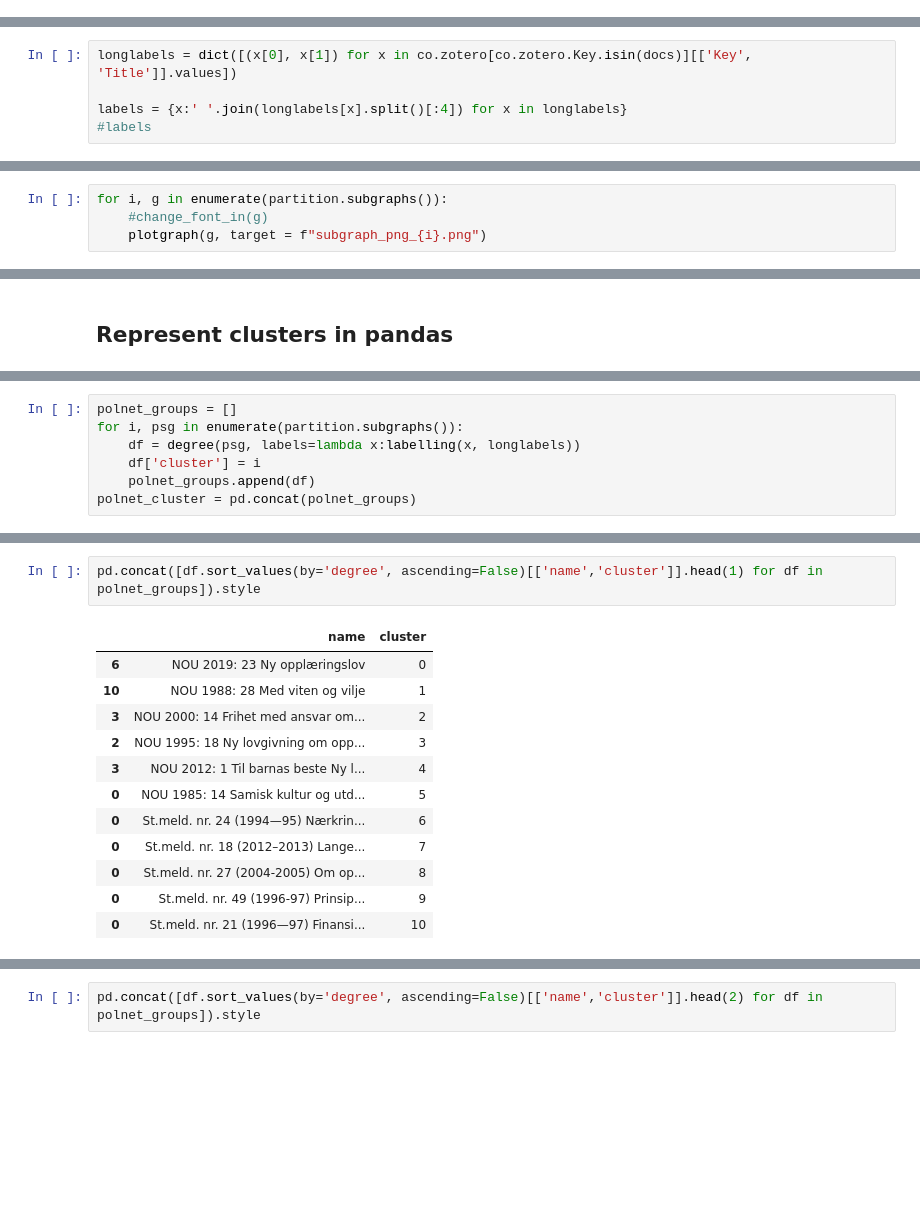
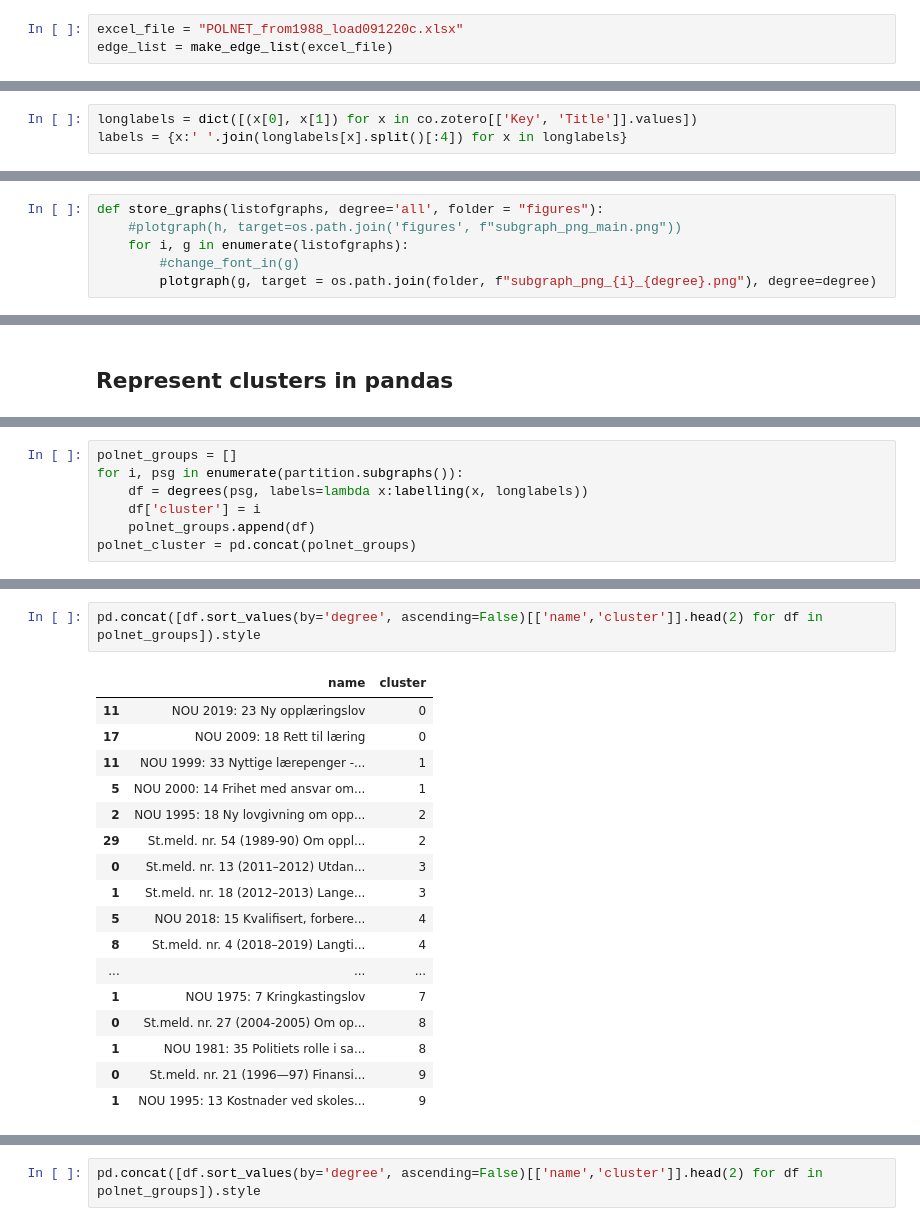
Before and after one commit to Yoonsen/ECER2023, a Jupyter notebook: Polnet_analysis_leiden.ipynb, the cells around one changed output, grey strips where cells are left out. Saved outputs shown, nothing was run; the diff lists cells and outputs as text; blank space fills up the shorter version.

```diff
--- a/Polnet_analysis_leiden.ipynb
+++ b/Polnet_analysis_leiden.ipynb
@@ -202,12 +193,13 @@ docs = {x[0] for x in edge_list} | {x[1] for x in edge_list}
 # %% [markdown]
 # Edgelist and the documents
+# %%
+excel_file = "POLNET_from1988_load091220c.xlsx"
+edge_list = make_edge_list(excel_file)
 # %% [markdown]
 I visningen av clustre skal vi bruke tittelen som navn på noden. Navnet hentes fra det som ligger i kolonne _Title_. Her kan vi lage kombinasjoner og andre ting.
 # %%
-longlabels = dict([(x[0], x[1]) for x in co.zotero[co.zotero.Key.isin(docs)][['Key', 'Title']].values])
-
+longlabels = dict([(x[0], x[1]) for x in co.zotero[['Key', 'Title']].values])
 labels = {x:' '.join(longlabels[x].split()[:4]) for x in longlabels}
-#labels
 # %% [markdown]
 Oversettelsen fra nøkler (Key) til tittel er ikke helt perfekt, men vi kan se mer på det.
 # %% [markdown]
@@ -234,6 +229,8 @@ TypeError: 'area' is an invalid keyword argument for this function
 # %% [markdown]
 ## Store the graphs as png-files
 # %%
-for i, g in enumerate(partition.subgraphs()):
-    #change_font_in(g)
-    plotgraph(g, target = f"subgraph_png_{i}.png")
+def store_graphs(listofgraphs, degree='all', folder = "figures"):
+    #plotgraph(h, target=os.path.join('figures', f"subgraph_png_main.png"))
+    for i, g in enumerate(listofgraphs):
+        #change_font_in(g)
+        plotgraph(g, target = os.path.join(folder, f"subgraph_png_{i}_{degree}.png"), degree=degree)
@@ -246,7 +242,7 @@ plotgraph(partition.subgraph(5), degree='all')
 # %%
 polnet_groups = []
 for i, psg in enumerate(partition.subgraphs()):
-    df = degree(psg, labels=lambda x:labelling(x, longlabels))
+    df = degrees(psg, labels=lambda x:labelling(x, longlabels))
     df['cluster'] = i
     polnet_groups.append(df)
 polnet_cluster = pd.concat(polnet_groups)
@@ -253,15 +300,20 @@ polnet_cluster = pd.concat(polnet_groups)
 # %%
-pd.concat([df.sort_values(by='degree', ascending=False)[['name','cluster']].head(1) for df in polnet_groups]).style
+pd.concat([df.sort_values(by='degree', ascending=False)[['name','cluster']].head(2) for df in polnet_groups]).style
 # %% [output]
 |  | name | cluster |
-| 6 | NOU 2019: 23 Ny opplæringslov | 0 |
-| 10 | NOU 1988: 28 Med viten og vilje | 1 |
-| 3 | NOU 2000: 14 Frihet med ansvar om... | 2 |
-| 2 | NOU 1995: 18 Ny lovgivning om opp... | 3 |
-| 3 | NOU 2012: 1 Til barnas beste Ny l... | 4 |
-| 0 | NOU 1985: 14 Samisk kultur og utd... | 5 |
-| 0 | St.meld. nr. 24 (1994—95) Nærkrin... | 6 |
-| 0 | St.meld. nr. 18 (2012–2013) Lange... | 7 |
+| 11 | NOU 2019: 23 Ny opplæringslov | 0 |
+| 17 | NOU 2009: 18 Rett til læring | 0 |
+| 11 | NOU 1999: 33 Nyttige lærepenger -... | 1 |
+| 5 | NOU 2000: 14 Frihet med ansvar om... | 1 |
+| 2 | NOU 1995: 18 Ny lovgivning om opp... | 2 |
+| 29 | St.meld. nr. 54 (1989-90) Om oppl... | 2 |
+| 0 | St.meld. nr. 13 (2011–2012) Utdan... | 3 |
+| 1 | St.meld. nr. 18 (2012–2013) Lange... | 3 |
+| 5 | NOU 2018: 15 Kvalifisert, forbere... | 4 |
+| 8 | St.meld. nr. 4 (2018–2019) Langti... | 4 |
+| ... | ... | ... |
+| 1 | NOU 1975: 7 Kringkastingslov | 7 |
 | 0 | St.meld. nr. 27 (2004-2005) Om op... | 8 |
-| 0 | St.meld. nr. 49 (1996-97) Prinsip... | 9 |
-| 0 | St.meld. nr. 21 (1996—97) Finansi... | 10 |
+| 1 | NOU 1981: 35 Politiets rolle i sa... | 8 |
+| 0 | St.meld. nr. 21 (1996—97) Finansi... | 9 |
+| 1 | NOU 1995: 13 Kostnader ved skoles... | 9 |
```
Also changed, not shown: parts of 51 cells of this notebook, 1 other file.
